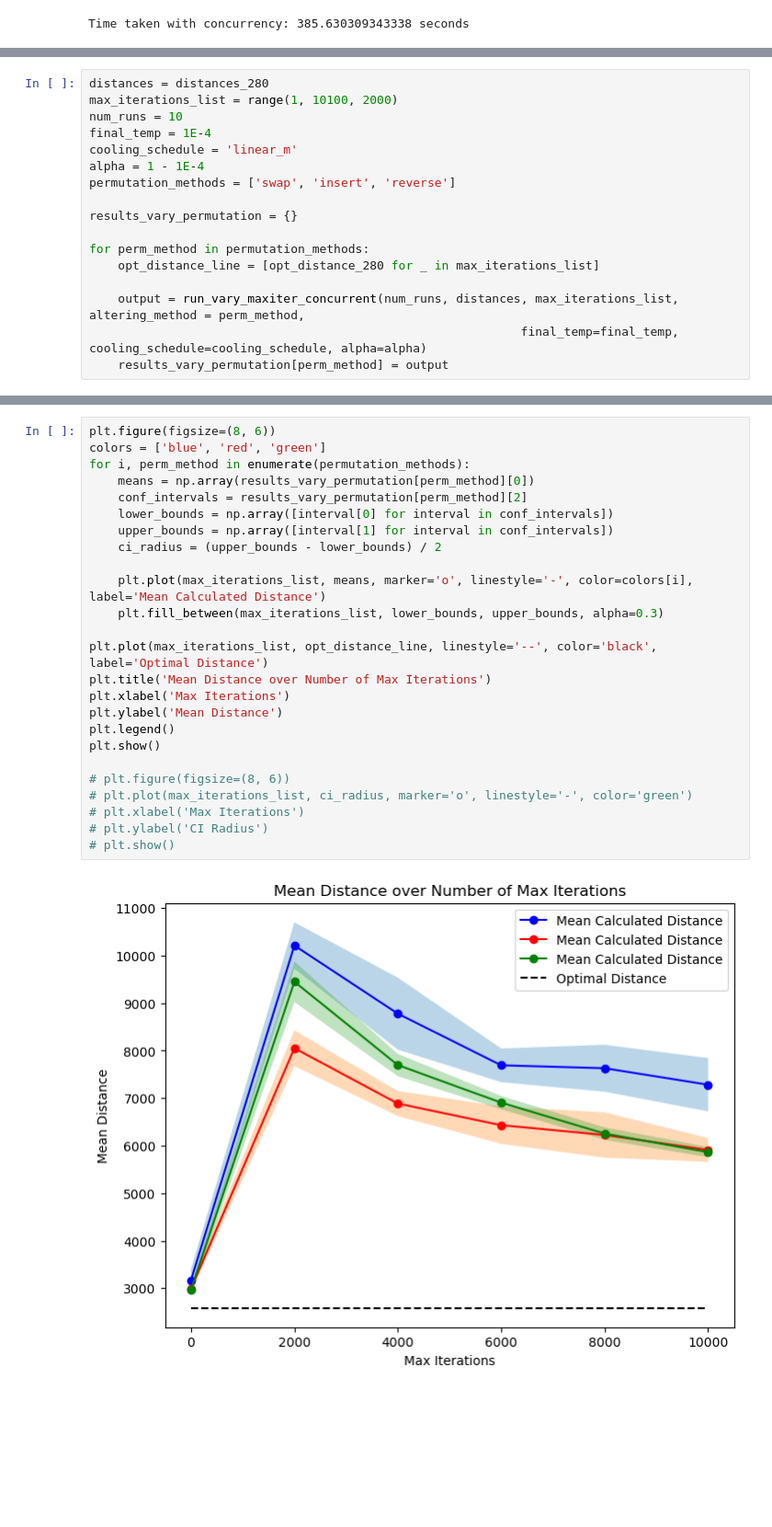
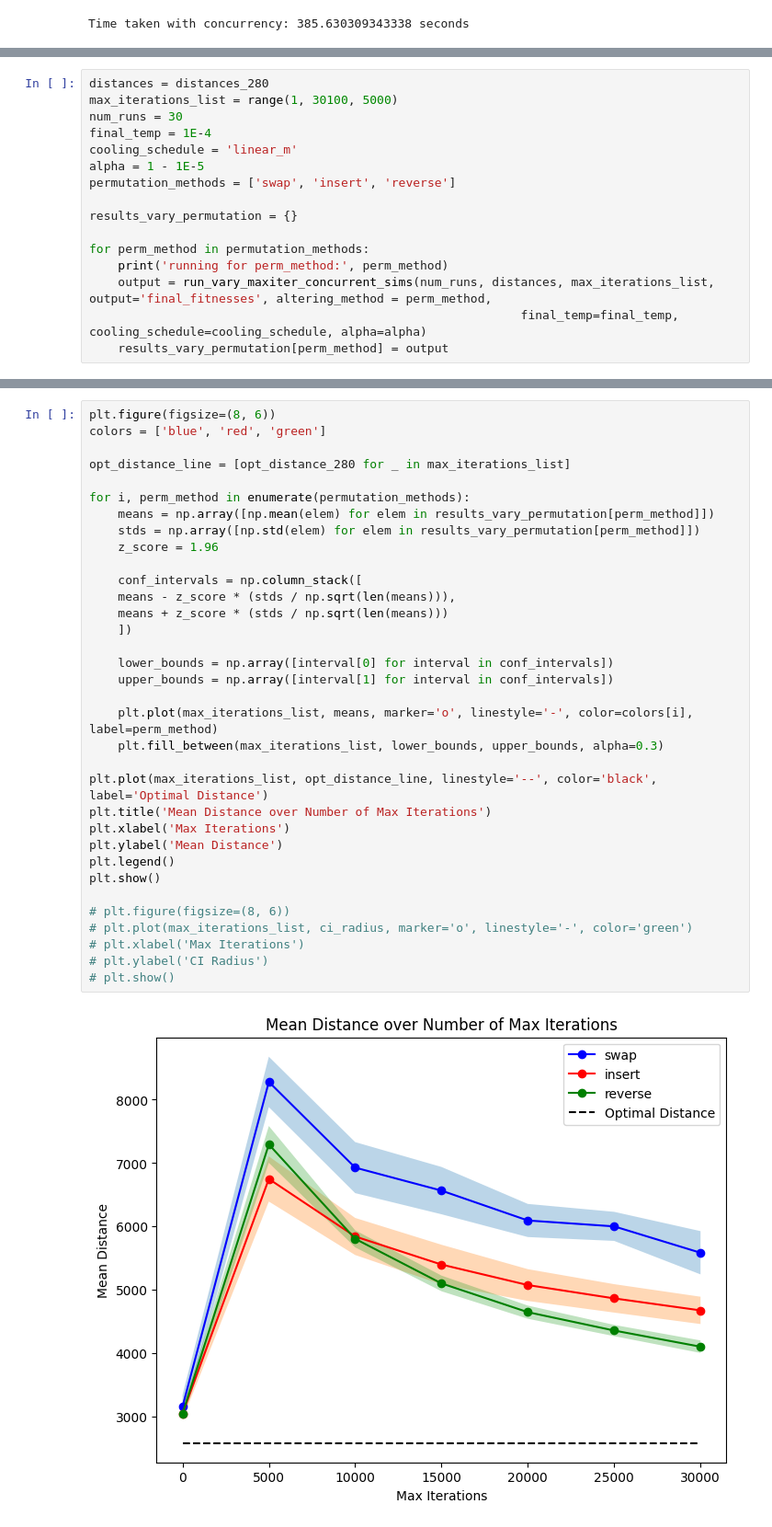
Before and after one commit to Foundnation/Stochastic-Simulation, a Jupyter notebook: TSM/tsp_notebook.ipynb, the cells around one changed output, grey strips where cells are left out. Shown at 92% size. Cells and saved outputs as stored; diff of their text form; blank space fills up the shorter version.

Commit message:
corrections to plots and new data

```diff
--- a/TSM/tsp_notebook.ipynb
+++ b/TSM/tsp_notebook.ipynb
@@ -292,19 +289,18 @@ plt.show()
 [figure]
 # %%
 distances = distances_280
-max_iterations_list = range(1, 10100, 2000)
-num_runs = 10
+max_iterations_list = range(1, 30100, 5000)
+num_runs = 30
 final_temp = 1E-4
 cooling_schedule = 'linear_m'
-alpha = 1 - 1E-4
+alpha = 1 - 1E-5
 permutation_methods = ['swap', 'insert', 'reverse']
 
 results_vary_permutation = {}
 
 for perm_method in permutation_methods:
-    opt_distance_line = [opt_distance_280 for _ in max_iterations_list]
-
-    output = run_vary_maxiter_concurrent(num_runs, distances, max_iterations_list, altering_method = perm_method,
+    print('running for perm_method:', perm_method)
+    output = run_vary_maxiter_concurrent_sims(num_runs, distances, max_iterations_list, output='final_fitnesses', altering_method = perm_method,
                                                             final_temp=final_temp, cooling_schedule=cooling_schedule, alpha=alpha)
     results_vary_permutation[perm_method] = output
 # %% [output]
@@ -314,29 +313,38 @@ Time taken with concurrency: 40.60755801200867 seconds
 # %%
 plt.figure(figsize=(8, 6))
 colors = ['blue', 'red', 'green']
+
+opt_distance_line = [opt_distance_280 for _ in max_iterations_list]
+
 for i, perm_method in enumerate(permutation_methods):
-    means = np.array(results_vary_permutation[perm_method][0])
-    conf_intervals = results_vary_permutation[perm_method][2]
+    means = np.array([np.mean(elem) for elem in results_vary_permutation[perm_method]])
+    stds = np.array([np.std(elem) for elem in results_vary_permutation[perm_method]])
+    z_score = 1.96
+
+    conf_intervals = np.column_stack([
+    means - z_score * (stds / np.sqrt(len(means))),
+    means + z_score * (stds / np.sqrt(len(means)))
+    ])
+
     lower_bounds = np.array([interval[0] for interval in conf_intervals])
     upper_bounds = np.array([interval[1] for interval in conf_intervals])
-    ci_radius = (upper_bounds - lower_bounds) / 2
 
-    plt.plot(max_iterations_list, means, marker='o', linestyle='-', color=colors[i], label='Mean Calculated Distance')
+    plt.plot(max_iterations_list, means, marker='o', linestyle='-', color=colors[i], label=perm_method)
     plt.fill_between(max_iterations_list, lower_bounds, upper_bounds, alpha=0.3)
 
 plt.plot(max_iterations_list, opt_distance_line, linestyle='--', color='black', label='Optimal Distance')
 plt.title('Mean Distance over Number of Max Iterations')
 plt.xlabel('Max Iterations')
 plt.ylabel('Mean Distance')
 plt.legend()
 plt.show()
 
 # plt.figure(figsize=(8, 6))
 # plt.plot(max_iterations_list, ci_radius, marker='o', linestyle='-', color='green')
 # plt.xlabel('Max Iterations')
 # plt.ylabel('CI Radius')
 # plt.show()
 # %% [output]
-[figure, old version]
+[figure, new version]
 # %%
 for perm_method in permutation_methods:
```
Also changed, not shown: parts of 21 cells of this notebook, 25 other files.
